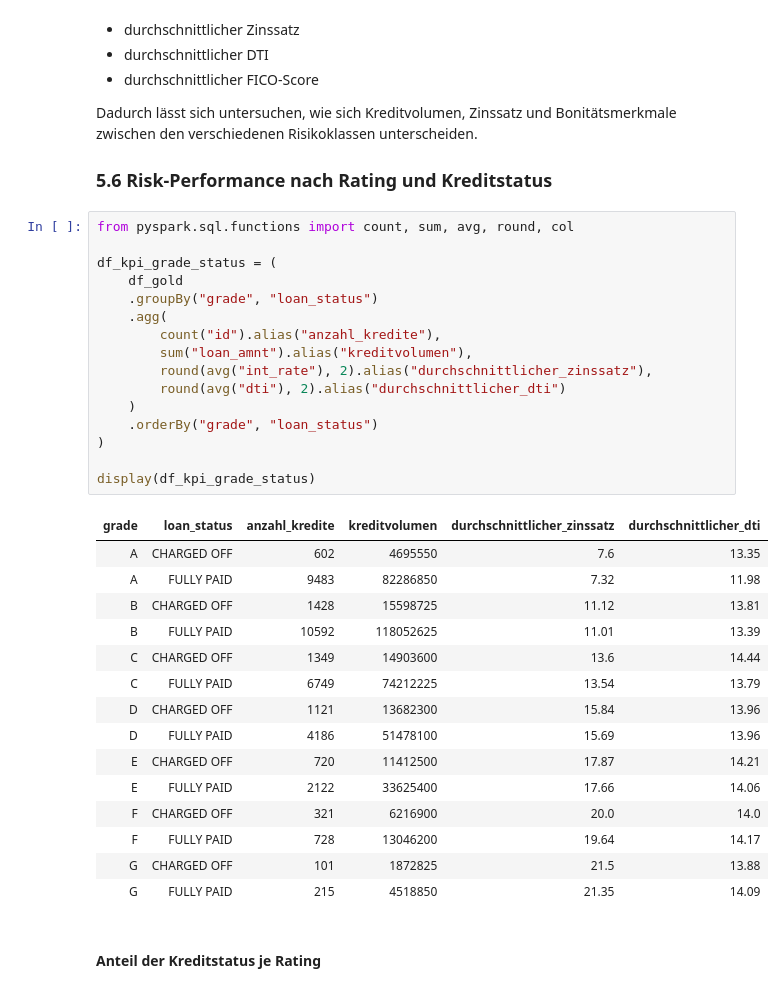
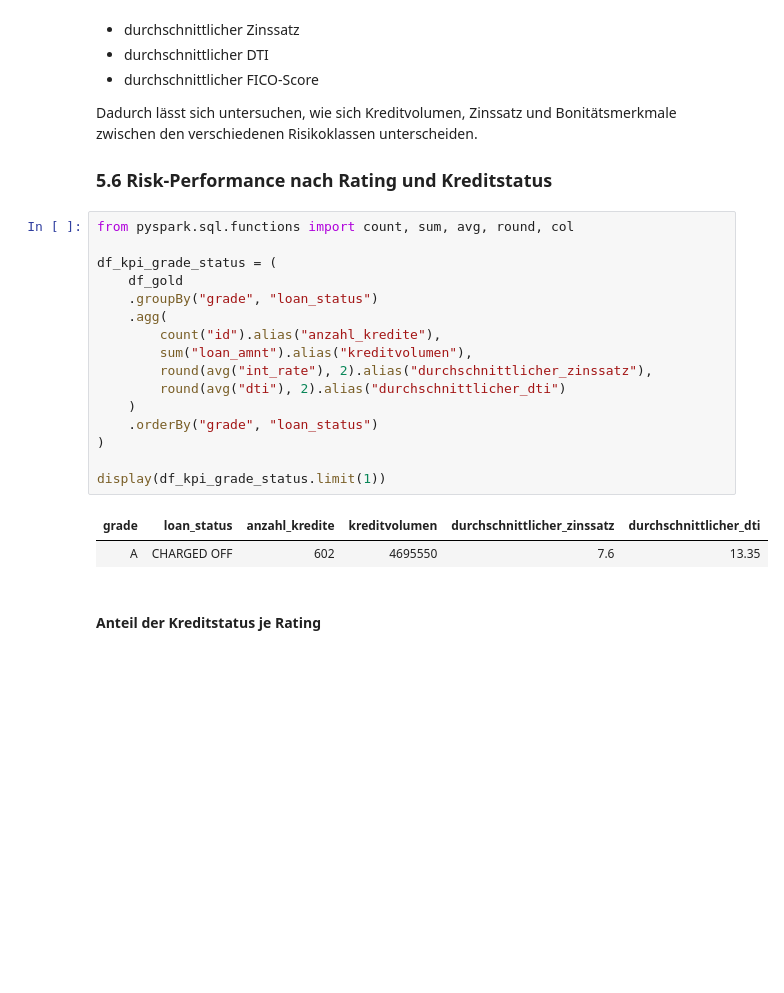
Before and after one commit to Rich1719/DataSciences, a Jupyter notebook: credit_risk_project/03_Credit_Risk_gold.ipynb, the cells around one changed output. Cells and saved outputs as stored; diff of their text form; blank space fills up the shorter version.

```diff
--- a/credit_risk_project/03_Credit_Risk_gold.ipynb
+++ b/credit_risk_project/03_Credit_Risk_gold.ipynb
@@ -513,35 +466,22 @@ Bonitätsmerkmale zwischen den verschiedenen Risikoklassen unterscheiden.
 # %%
 from pyspark.sql.functions import count, sum, avg, round, col
 
 df_kpi_grade_status = (
     df_gold
     .groupBy("grade", "loan_status")
     .agg(
         count("id").alias("anzahl_kredite"),
         sum("loan_amnt").alias("kreditvolumen"),
         round(avg("int_rate"), 2).alias("durchschnittlicher_zinssatz"),
         round(avg("dti"), 2).alias("durchschnittlicher_dti")
     )
     .orderBy("grade", "loan_status")
 )
 
-display(df_kpi_grade_status)
+display(df_kpi_grade_status.limit(1))
 # %% [output]
 | grade | loan_status | anzahl_kredite | kreditvolumen | durchschnittlicher_zinssatz | durchschnittlicher_dti |
 | A | CHARGED OFF | 602 | 4695550 | 7.6 | 13.35 |
-| A | FULLY PAID | 9483 | 82286850 | 7.32 | 11.98 |
-| B | CHARGED OFF | 1428 | 15598725 | 11.12 | 13.81 |
-| B | FULLY PAID | 10592 | 118052625 | 11.01 | 13.39 |
-| C | CHARGED OFF | 1349 | 14903600 | 13.6 | 14.44 |
-| C | FULLY PAID | 6749 | 74212225 | 13.54 | 13.79 |
-| D | CHARGED OFF | 1121 | 13682300 | 15.84 | 13.96 |
-| D | FULLY PAID | 4186 | 51478100 | 15.69 | 13.96 |
-| E | CHARGED OFF | 720 | 11412500 | 17.87 | 14.21 |
-| E | FULLY PAID | 2122 | 33625400 | 17.66 | 14.06 |
-| F | CHARGED OFF | 321 | 6216900 | 20.0 | 14.0 |
-| F | FULLY PAID | 728 | 13046200 | 19.64 | 14.17 |
-| G | CHARGED OFF | 101 | 1872825 | 21.5 | 13.88 |
-| G | FULLY PAID | 215 | 4518850 | 21.35 | 14.09 |
 # %% [markdown]
 #### Anteil der Kreditstatus je Rating
 # %%
```
Also changed, not shown: parts of 8 cells of this notebook, 3 other files.
